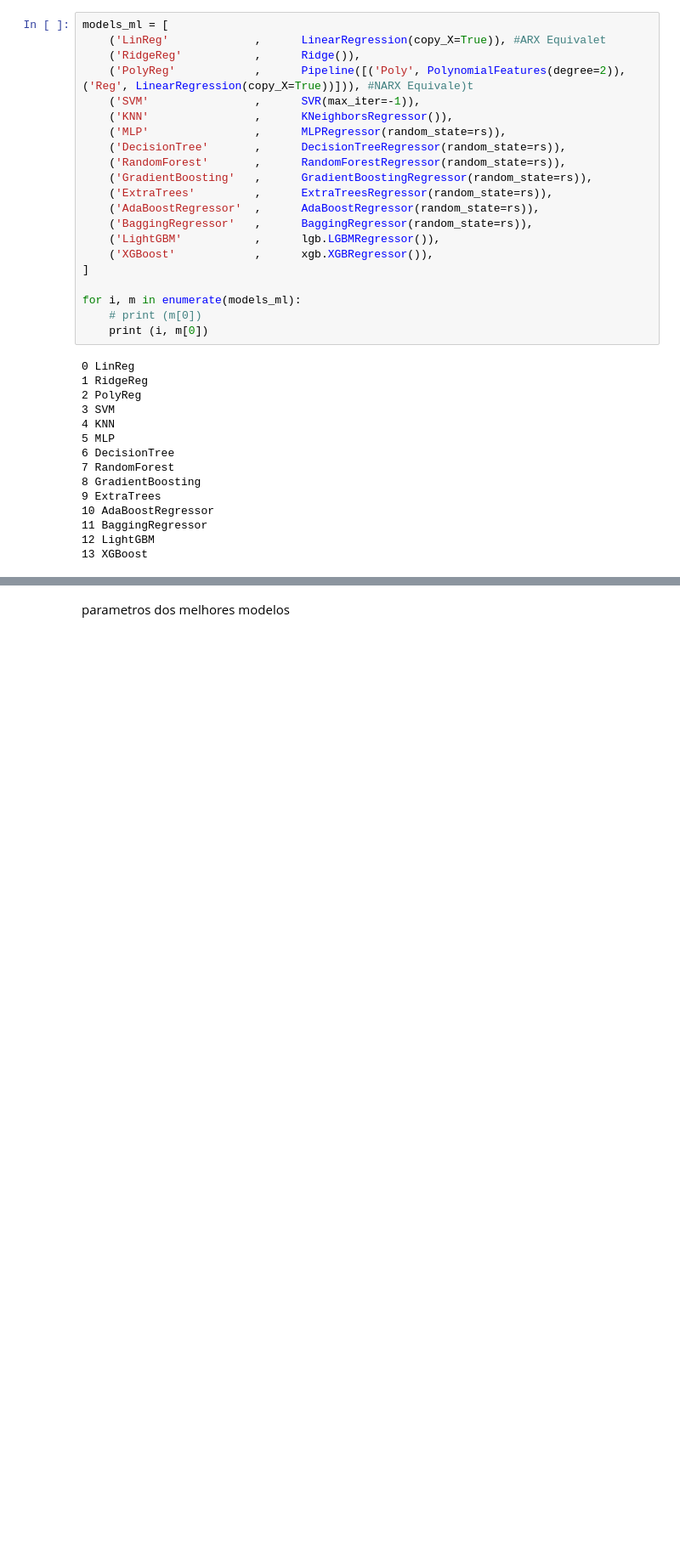
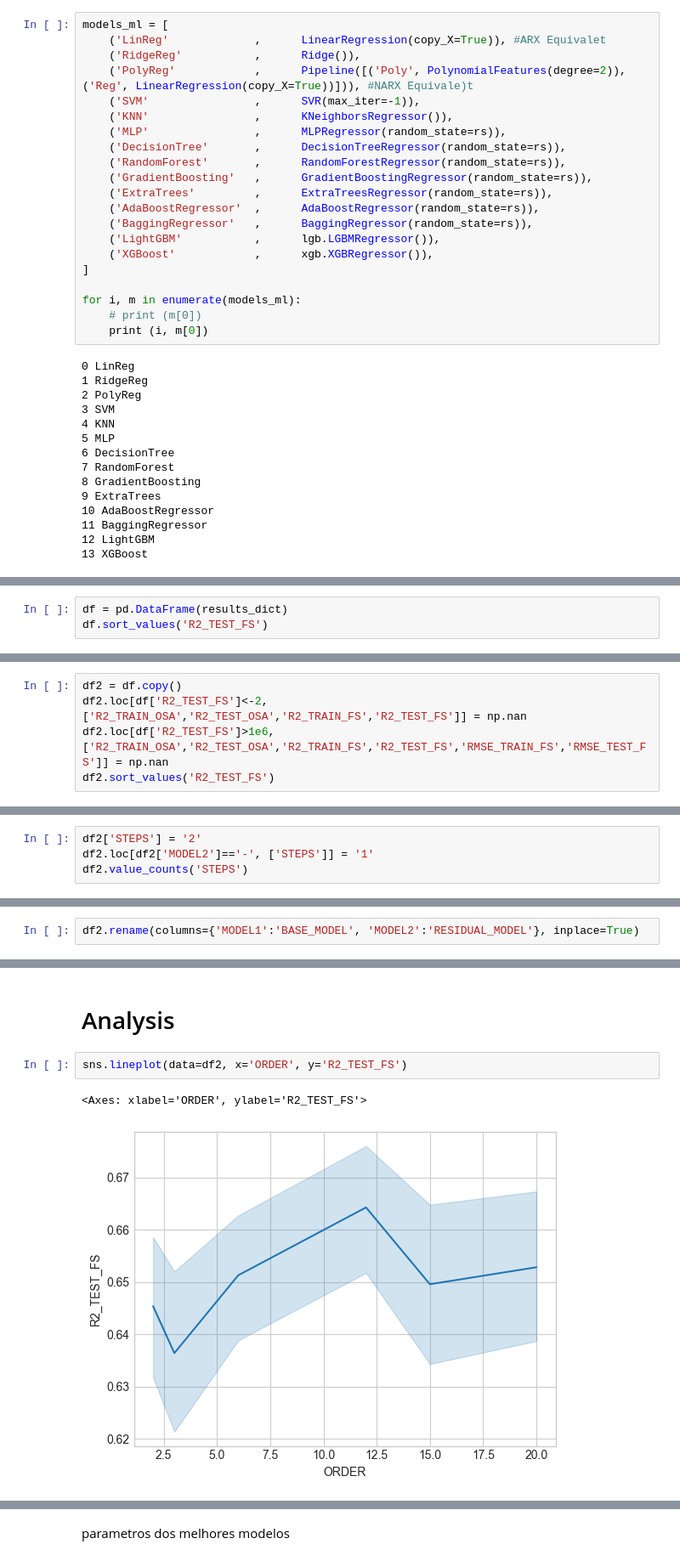
Before and after one commit to prj-phcp/SYSID_Trabalho, a Jupyter notebook: Volve-Dataset/decomposition.MISO.W1_V1.ipynb, the cells around one changed output, grey strips where cells are left out. Shown at 85% size. Drawn from its saved outputs; the diff is of its cells as text; blank space fills up the shorter version.

Commit message:
2-step training: well1

```diff
--- a/Volve-Dataset/decomposition.MISO.W1_V1.ipynb
+++ b/Volve-Dataset/decomposition.MISO.W1_V1.ipynb
@@ -655,0 +662,3 @@ pass;
+# %%
+df = pd.DataFrame(results_dict)
+df.sort_values('R2_TEST_FS')
@@ -655,0 +681,5 @@ pass;
+# %%
+df2 = df.copy()
+df2.loc[df['R2_TEST_FS']<-2, ['R2_TRAIN_OSA','R2_TEST_OSA','R2_TRAIN_FS','R2_TEST_FS']] = np.nan
+df2.loc[df['R2_TEST_FS']>1e6, ['R2_TRAIN_OSA','R2_TEST_OSA','R2_TRAIN_FS','R2_TEST_FS','RMSE_TRAIN_FS','RMSE_TEST_FS']] = np.nan
+df2.sort_values('R2_TEST_FS')
@@ -655,0 +702,4 @@ pass;
+# %%
+df2['STEPS'] = '2'
+df2.loc[df2['MODEL2']=='-', ['STEPS']] = '1'
+df2.value_counts('STEPS')
@@ -655,0 +713,2 @@ pass;
+# %%
+df2.rename(columns={'MODEL1':'BASE_MODEL', 'MODEL2':'RESIDUAL_MODEL'}, inplace=True)
@@ -655,0 +726,7 @@ pass;
+# %% [markdown]
+# Analysis
+# %%
+sns.lineplot(data=df2, x='ORDER', y='R2_TEST_FS')
+# %% [output]
+<Axes: xlabel='ORDER', ylabel='R2_TEST_FS'>
+[figure, added]
```
Also changed, not shown: parts of 79 cells of this notebook, 1 other file.
